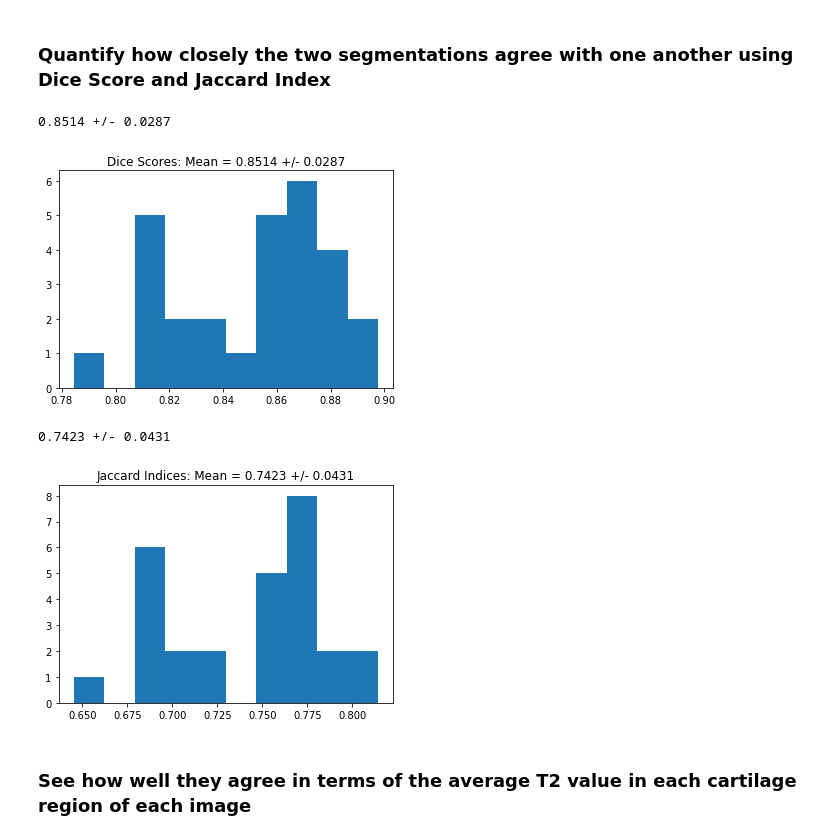
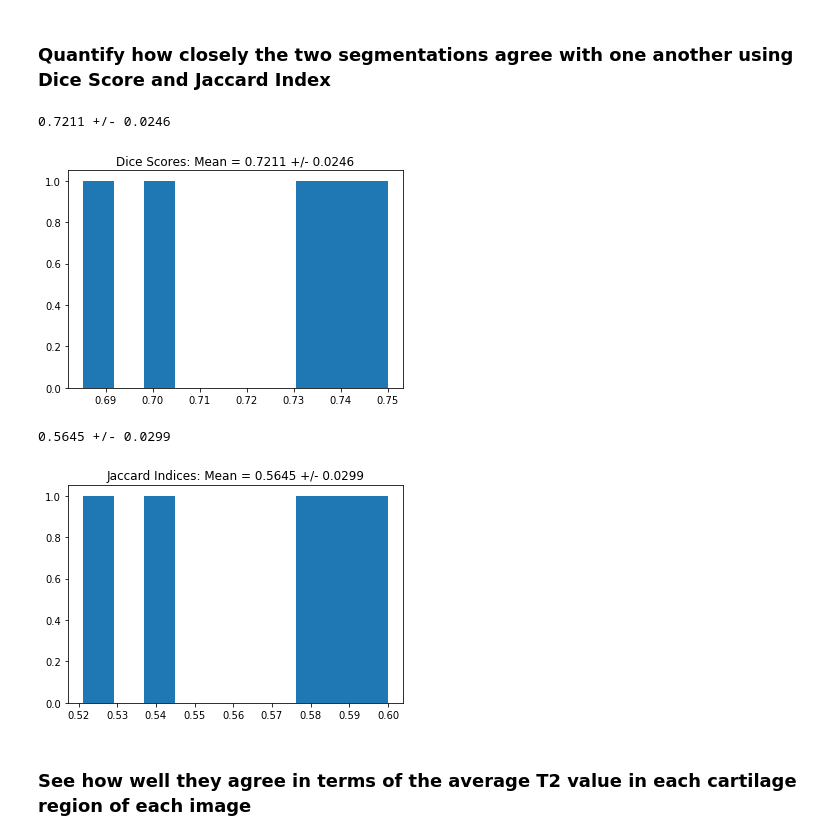
Before and after one commit to kathoma/AutomaticKneeMRISegmentation, a Jupyter notebook: FullPipeline.ipynb, the cells around one changed output. Saved outputs shown, nothing was run; the diff lists cells and outputs as text; code cells hidden in the pictures.

```diff
--- a/FullPipeline.ipynb
+++ b/FullPipeline.ipynb
@@ -162,36 +163,37 @@ percentLesion_predict = calculate_group_lesion_area(timepoint1=source1_time1,
 # %% [markdown]
 ### Quantify how closely the two segmentations agree with one another using Dice Score and Jaccard Index
 # %%
-source1 = predict_pd.copy()
-source2 = expert1_pd.copy()
+source1 = expert1_subset_pd.copy()
+source2 = expert2_pd.copy()
+source3 = predict_subset_pd.copy()
 
 source1_seg = np.array(source1.refined_seg_path) #[i + '.npy' for i in np.array(source1.refined_seg_path)]
 # source1_seg = list(source1.seg_path)
 
 source2_seg = np.array(source2.refined_seg_path) #[i + '.npy' for i in np.array(source2.refined_seg_path)]
 # source2_seg = list(source2.seg_path)
 
 
 # Get Dice Score
 dice_scores = get_dice_scores(source1_seg, source2_seg)
 
 # Get Jaccard Index
 jaccard_indices = get_jaccard_indices(source1_seg, source2_seg)
 
 # Display results
 print(np.round(np.mean(dice_scores),4), "+/-",np.round(np.std(dice_scores),4))
 plt.hist(dice_scores, bins = 10)
 plt.title("Dice Scores: Mean = " + str(np.round(np.mean(dice_scores),4)) + " +/- " + str(np.round(np.std(dice_scores),4)))
 plt.show()
 
 print(np.round(np.mean(jaccard_indices),4), "+/-",np.round(np.std(jaccard_indices),4))
 plt.hist(jaccard_indices, bins = 10)
 plt.title("Jaccard Indices: Mean = " + str(np.round(np.mean(jaccard_indices),4)) + " +/- " + str(np.round(np.std(jaccard_indices),4)))
 plt.show()
 # %% [output]
-0.8514 +/- 0.0287
+0.7211 +/- 0.0246
-[figure, old version]
+[figure, new version]
-0.7423 +/- 0.0431
+0.5645 +/- 0.0299
-[figure, old version]
+[figure, new version]
 # %% [markdown]
 ### See how well they agree in terms of the average T2 value in each cartilage region of each image
```
Also changed, not shown: parts of 7 cells of this notebook, 2 other files.
